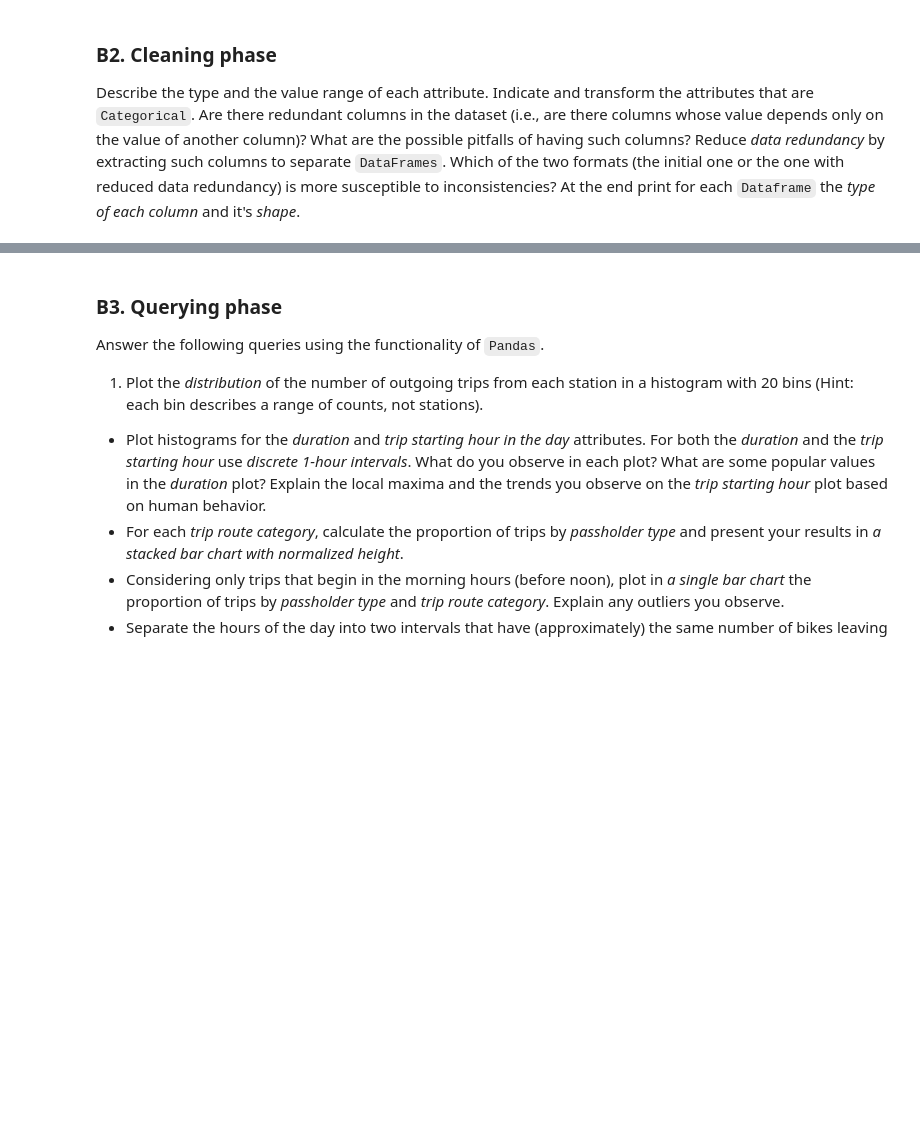
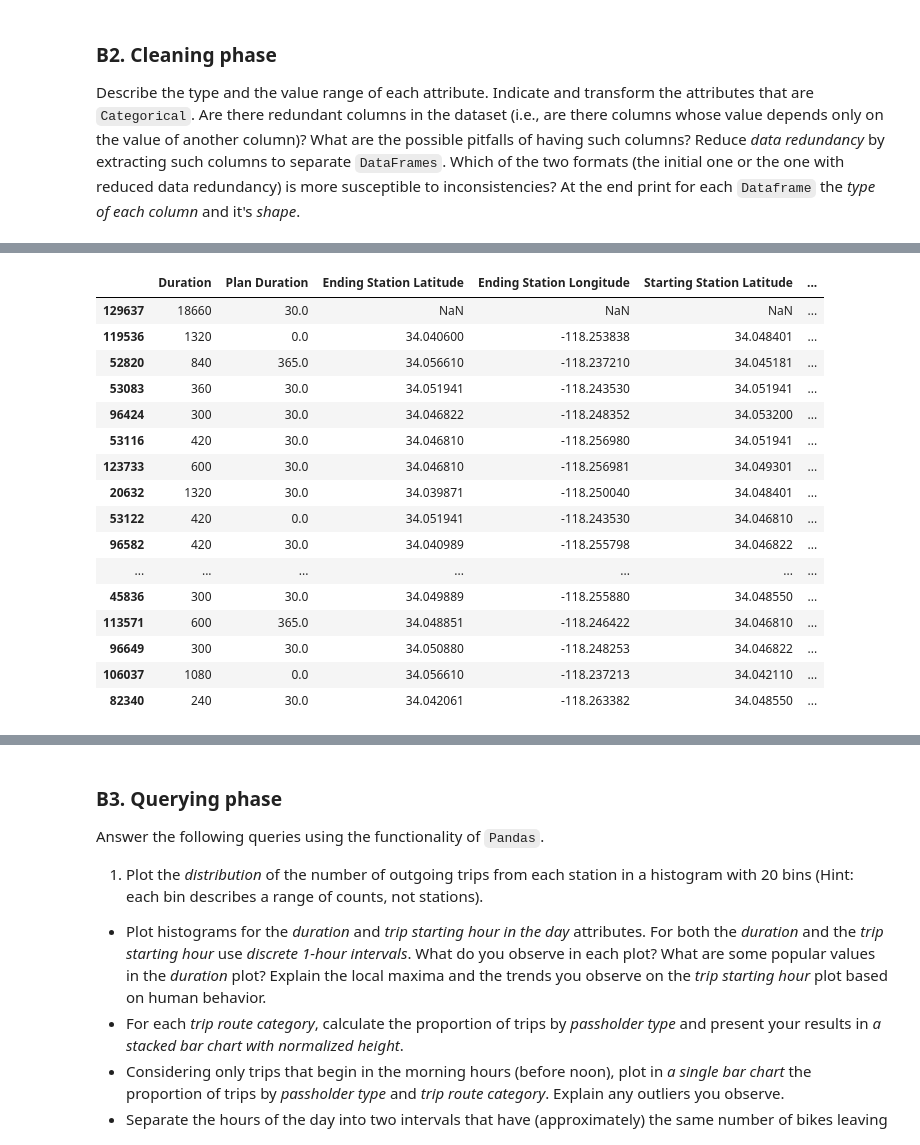
Before and after one commit to Apiquet/ADA_EPFL, a Jupyter notebook: ADA2018-Homework-master/01 - Pandas and Data Wrangling/Exercise 1.ipynb, the cells around one changed output, grey strips where cells are left out. Cells and saved outputs as stored; diff of their text form; code cells hidden in the pictures; blank space fills up the shorter version.

```diff
--- a/ADA2018-Homework-master/01 - Pandas and Data Wrangling/Exercise 1.ipynb
+++ b/ADA2018-Homework-master/01 - Pandas and Data Wrangling/Exercise 1.ipynb
@@ -83,0 +148,23 @@ __\* Briefly explain your approach here \*__
+# %%
+#Extracting redundant columns
+Redudant_columns = ['Duration','Plan Duration','Ending Station Latitude','Ending Station Longitude','Starting Station Latitude','Starting Station Latitude']
+df_redundancy = df[Redudant_columns]
+df_redundancy.head(20)
+# %% [output]
+|  | Duration | Plan Duration | Ending Station Latitude | Ending Station Longitude | Starting Station Latitude | ... |
+| 129637 | 18660 | 30.0 | NaN | NaN | NaN | ... |
+| 119536 | 1320 | 0.0 | 34.040600 | -118.253838 | 34.048401 | ... |
+| 52820 | 840 | 365.0 | 34.056610 | -118.237210 | 34.045181 | ... |
+| 53083 | 360 | 30.0 | 34.051941 | -118.243530 | 34.051941 | ... |
+| 96424 | 300 | 30.0 | 34.046822 | -118.248352 | 34.053200 | ... |
+| 53116 | 420 | 30.0 | 34.046810 | -118.256980 | 34.051941 | ... |
+| 123733 | 600 | 30.0 | 34.046810 | -118.256981 | 34.049301 | ... |
+| 20632 | 1320 | 30.0 | 34.039871 | -118.250040 | 34.048401 | ... |
+| 53122 | 420 | 0.0 | 34.051941 | -118.243530 | 34.046810 | ... |
+| 96582 | 420 | 30.0 | 34.040989 | -118.255798 | 34.046822 | ... |
+| ... | ... | ... | ... | ... | ... | ... |
+| 45836 | 300 | 30.0 | 34.049889 | -118.255880 | 34.048550 | ... |
+| 113571 | 600 | 365.0 | 34.048851 | -118.246422 | 34.046810 | ... |
+| 96649 | 300 | 30.0 | 34.050880 | -118.248253 | 34.046822 | ... |
+| 106037 | 1080 | 0.0 | 34.056610 | -118.237213 | 34.042110 | ... |
+| 82340 | 240 | 30.0 | 34.042061 | -118.263382 | 34.048550 | ... |
```
Also changed, not shown: parts of 19 cells of this notebook.
